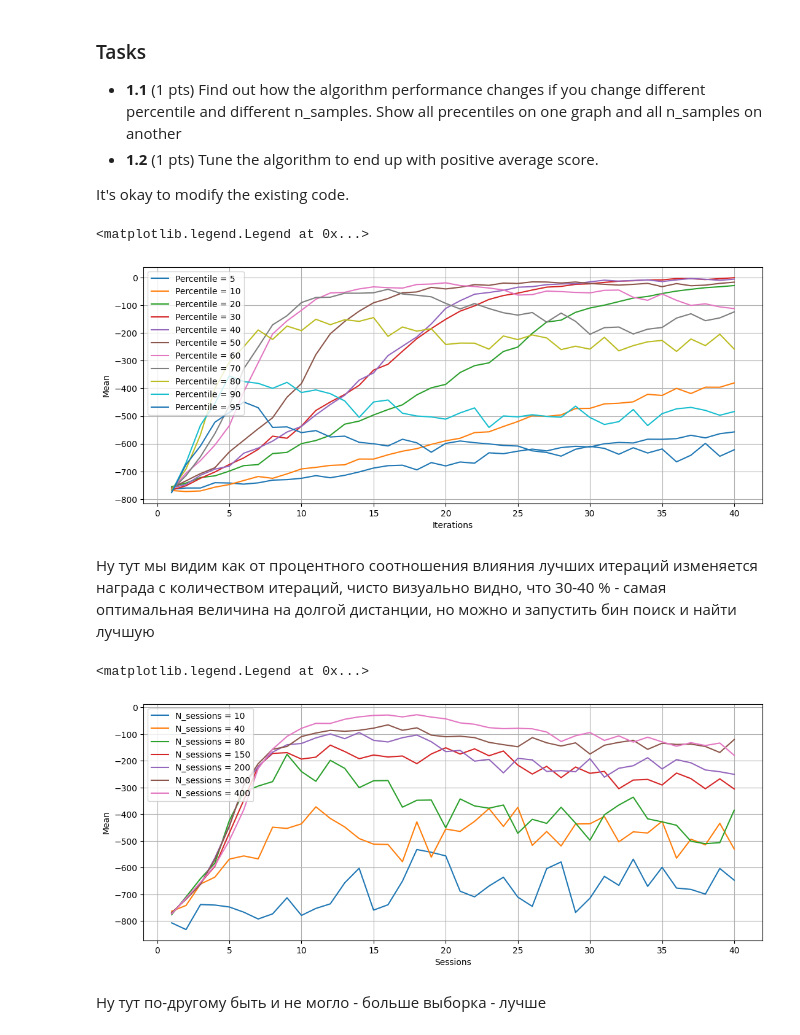
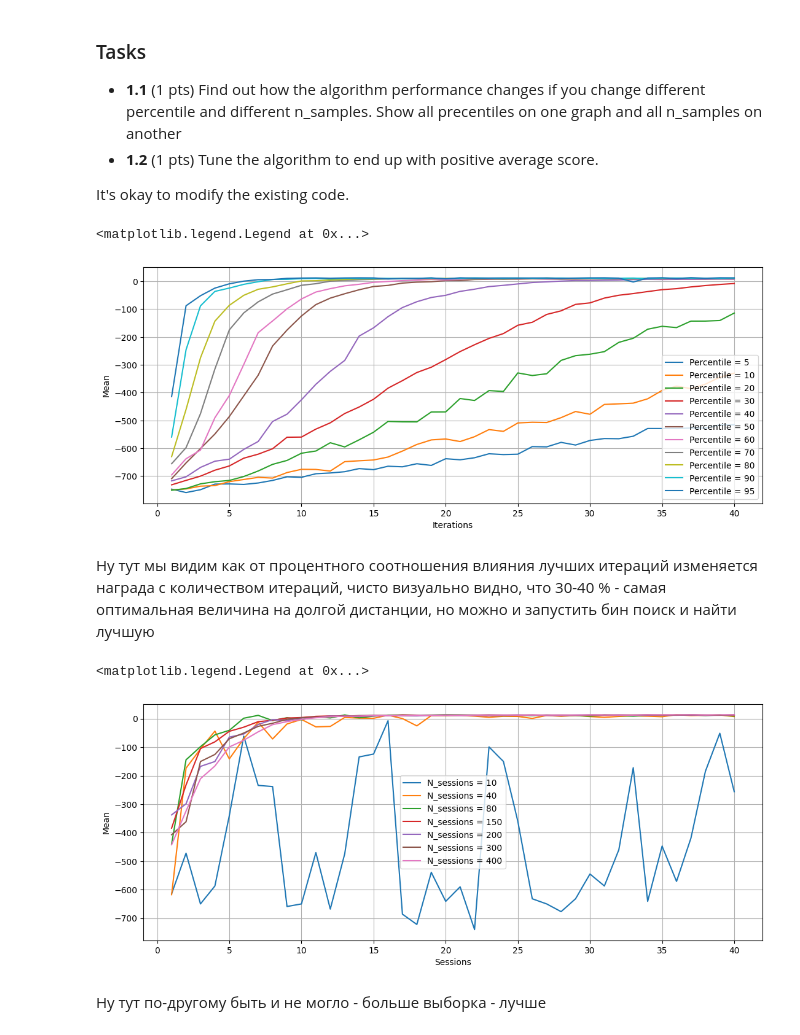
Before and after one commit to gcof/BagrintsevhometaskAESC, a Jupyter notebook: task3/crossentropy_method_practice_easy.ipynb, the cells around one changed output. Cells and saved outputs as stored; diff of their text form; code cells hidden in the pictures.

```diff
--- a/task3/crossentropy_method_practice_easy.ipynb
+++ b/task3/crossentropy_method_practice_easy.ipynb
@@ -324,35 +324,36 @@ for percentile in percentiles:
     curMean = []
     policy = np.ones([n_states,n_actions])/n_actions
     for i in range(stepCounter):
 
         %time sessions = [generate_session(policy) for _ in range(n_sessions)]
 
         states_batch,actions_batch,rewards_batch = zip(*sessions)
 
         elite_states, elite_actions = select_elites(states_batch, actions_batch, np.array(rewards_batch), percentile=percentile)
 
         #set new policy
         new_policy = update_policy(elite_states,elite_actions)
 
         #update policy
         policy = policy * (1 - learning_rate) + new_policy * learning_rate
 
         #add mean value
-        curMean.append(np.mean(rewards_batch))
+        rewards_batch = np.array(rewards_batch)
+        curMean.append(np.mean(rewards_batch[rewards_batch >= np.percentile(rewards_batch, percentile)]))
         clear_output(True)
     mean.append(curMean)
     #display results on chart
     #show_progress(rewards_batch,log)
 f, (ax) = plt.subplots(1, 1, figsize=(13, 5))
 for i in range(len(mean)):
     ax.plot(np.arange(stepCounter) + 1, np.array(mean[i]), label="Percentile = " + str(percentiles[i]))
 ax.set_xlabel(u"Iterations")
 ax.set_ylabel(u"Mean")
 ax.grid()
 ax.legend()
 # %% [output]
 <matplotlib.legend.Legend at 0x...>
-[figure, old version]
+[figure, new version]
 # %% [markdown]
 Ну тут мы видим как от процентного соотношения влияния лучших итераций изменяется награда с количеством итераций, чисто визуально видно, что 30-40 % - самая оптимальная величина на долгой дистанции, но можно и запустить бин поиск и найти лучшую
 # %%
@@ -381,8 +382,8 @@ for n_sessions in n_sessions_ar:
         policy = policy * (1 - learning_rate) + new_policy * learning_rate
 
         #add mean value
-        curMean.append(np.mean(rewards_batch))
-        clear_output(True)
+        rewards_batch = np.array(rewards_batch)
+        curMean.append(np.mean(rewards_batch[rewards_batch >= np.percentile(rewards_batch, percentile)]))
         clear_output(True)
     mean.append(curMean)
     #display results on chart
@@ -397,7 +398,7 @@ ax.grid()
 ax.legend()
 # %% [output]
 <matplotlib.legend.Legend at 0x...>
-[figure, old version]
+[figure, new version]
 # %% [markdown]
 Ну тут по-другому быть и не могло - больше выборка - лучше
 # %% [markdown]
```
Also changed, not shown: parts of 1 cell of this notebook.
